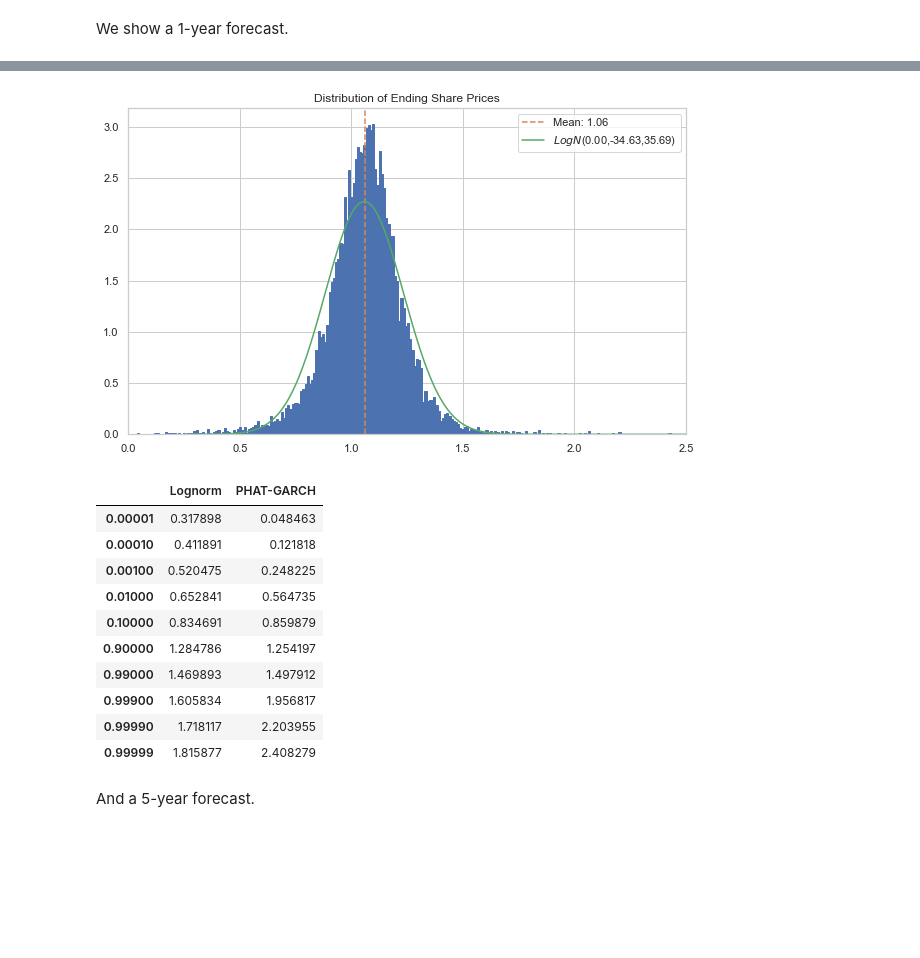
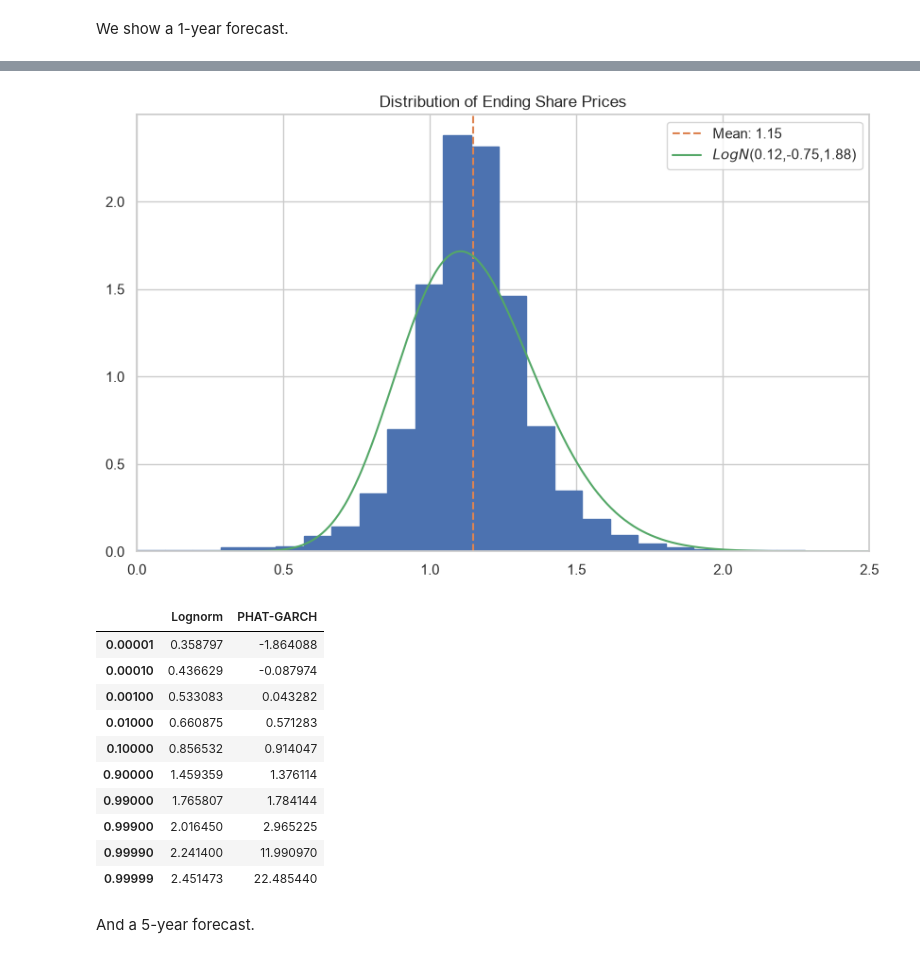
Before and after one commit to rjskene/phat, a Jupyter notebook: docs/notebooks/phatgarch.ipynb, the cells around one changed output, grey strips where cells are left out. Saved outputs shown, nothing was run; the diff lists cells and outputs as text; code cells hidden in the pictures; blank space fills up the shorter version.

```diff
--- a/docs/notebooks/phatgarch.ipynb
+++ b/docs/notebooks/phatgarch.ipynb
@@ -461,7 +372,8 @@ plt.rcParams['patch.edgecolor'] = 'C0'
 ax.axvline(S[:, -1].mean(), c='C1', ls='--', label=f'Mean: {S[:, -1].mean():.2f}')
 
 
-logps = scist.lognorm.fit(S[:, -1])
+with np.errstate(invalid='ignore'):
+    logps = scist.lognorm.fit(S[:, -1])
 x = np.linspace(0, 3.50, 1000)
 lnormfit = scist.lognorm.pdf(x, *logps)
 ax.plot(x, lnormfit, c='C2', label=r'$LogN$'+f'({logps[0]:.2f},{logps[1]:.2f},{logps[2]:.2f})')
@@ -551,0 +471,4 @@ Epoch 00015: early stopping
+# %%
+resids2 = argarch.std_resid.dropna().values
+xil, xir = ph.two_tailed_hill_double_bootstrap(resids2, seed=42, pbar_kwargs={'disable': True})
+xil, xir
@@ -551,0 +477,3 @@ Epoch 00015: early stopping
+# %%
+fit2 = ph.Phat.fit(resids2, xil, xir)
+print(fit2.summary())
@@ -552,18 +487,17 @@ Epoch 00015: early stopping
 # %% [markdown]
 We show a 1-year forecast.
 # %%
-mu, std, l, r = nnet.predicted_params().values[:, 0]
-phat = ph.Phat(mu, std, l, r)
+phat = fit2.dist
 
 n = 10000
 days = 252
 
 mod = ph.Garchcaster(
     garch=argarch,
-    iters=n,
-    periods=days,
+    n_paths=n,
+    horizon=days,
 )
-arres = mod.forecast(dist=phat)
+arres = mod.forecast(dist=phat, random_state=gen)
 # %%
 fig, ax1 = plt.subplots(1,1,figsize=(10,6))
 
@@ -579,40 +513,41 @@ plt.show()
 # %%
 ax, S_phat, bins = arres.plot('end_price', p=1)
 
 ax.axvline(S_phat[:, -1].mean(), c='C1', ls='--', label=f'Mean: {S_phat[:, -1].mean():.2f}')
 
-logps = scist.lognorm.fit(S_phat[:, -1][S_phat[:,-1]>=0])
+with np.errstate(invalid='ignore'):
+    logps = scist.lognorm.fit(S_phat[:, -1][S_phat[:,-1]>=0])
 x = np.linspace(.25, 4, 1000)
 lnormfit = scist.lognorm.pdf(x, *logps)
 ax.plot(x, lnormfit, c='C2', label=r'$LogN$'+f'({logps[0]:.2f},{logps[1]:.2f},{logps[2]:.2f})')
 ax.set_xlim((0,2.5))
 
 ax.legend()
 plt.show()
 
 plt.show()
 # %% [output]
-[figure, old version]
+[figure, new version]
 # %%
 l_crit = 1/np.logspace(1,5,5)
 r_crit = 1 - l_crit
 qs = np.concatenate((l_crit[::-1], r_crit))
 logqs = scist.lognorm(*logps).ppf(qs)
 
-arres_actual = np.quantile(S_phat[:,-1][S_phat[:,-1]>=0], qs)
+arres_actual = np.quantile(S_phat[:,-1], qs)
 pd.DataFrame(list(zip(logqs, arres_actual)), index=qs, columns=['Lognorm', 'PHAT-GARCH'])
 # %% [output]
 |  | Lognorm | PHAT-GARCH |
-| 0.00001 | 0.317898 | 0.048463 |
-| 0.00010 | 0.411891 | 0.121818 |
-| 0.00100 | 0.520475 | 0.248225 |
-| 0.01000 | 0.652841 | 0.564735 |
-| 0.10000 | 0.834691 | 0.859879 |
-| 0.90000 | 1.284786 | 1.254197 |
-| 0.99000 | 1.469893 | 1.497912 |
-| 0.99900 | 1.605834 | 1.956817 |
-| 0.99990 | 1.718117 | 2.203955 |
-| 0.99999 | 1.815877 | 2.408279 |
+| 0.00001 | 0.358797 | -1.864088 |
+| 0.00010 | 0.436629 | -0.087974 |
+| 0.00100 | 0.533083 | 0.043282 |
+| 0.01000 | 0.660875 | 0.571283 |
+| 0.10000 | 0.856532 | 0.914047 |
+| 0.90000 | 1.459359 | 1.376114 |
+| 0.99000 | 1.765807 | 1.784144 |
+| 0.99900 | 2.016450 | 2.965225 |
+| 0.99990 | 2.241400 | 11.990970 |
+| 0.99999 | 2.451473 | 22.485440 |
 # %% [markdown]
 And a 5-year forecast.
 # %%
```
Also changed, not shown: parts of 120 cells of this notebook, 4 other files.
